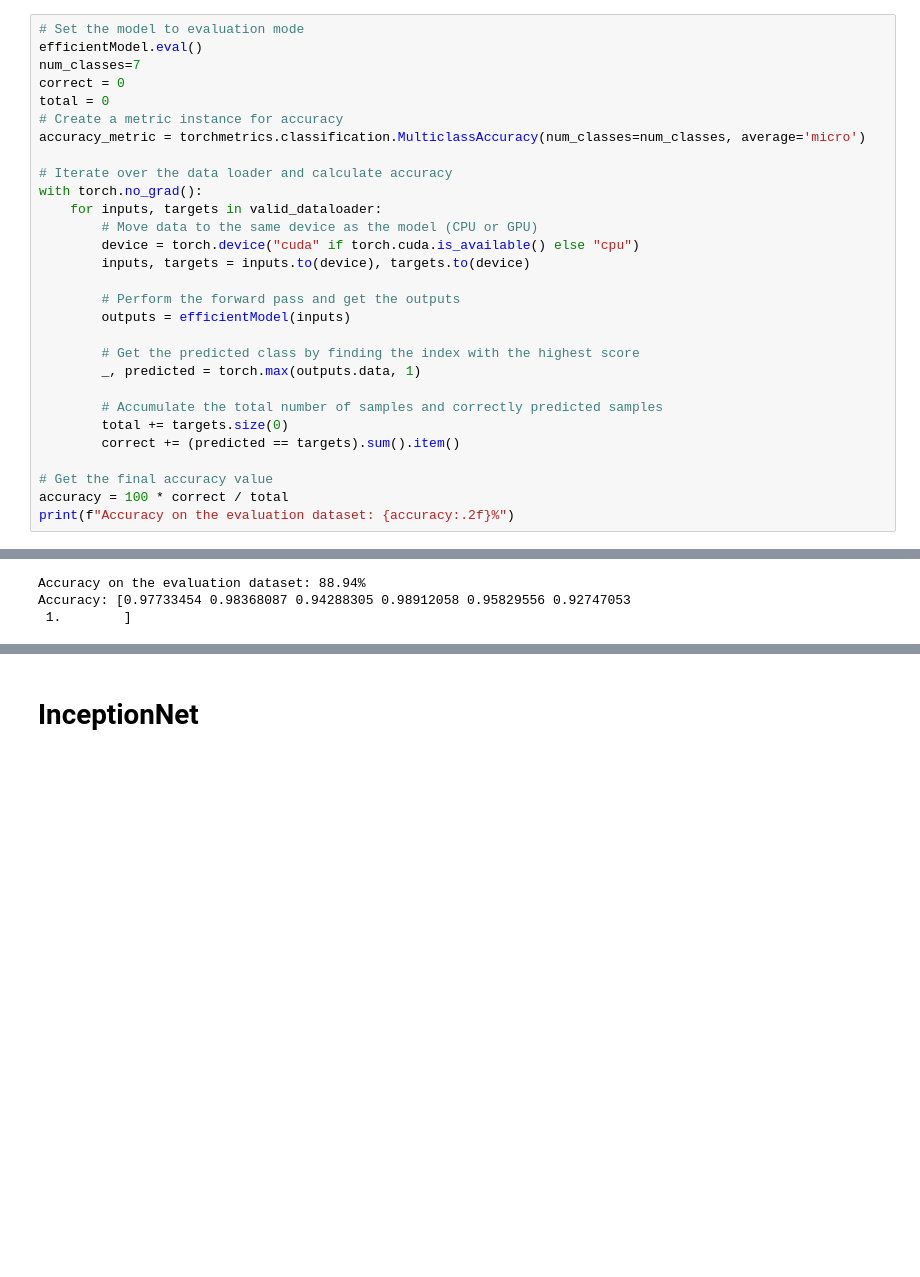
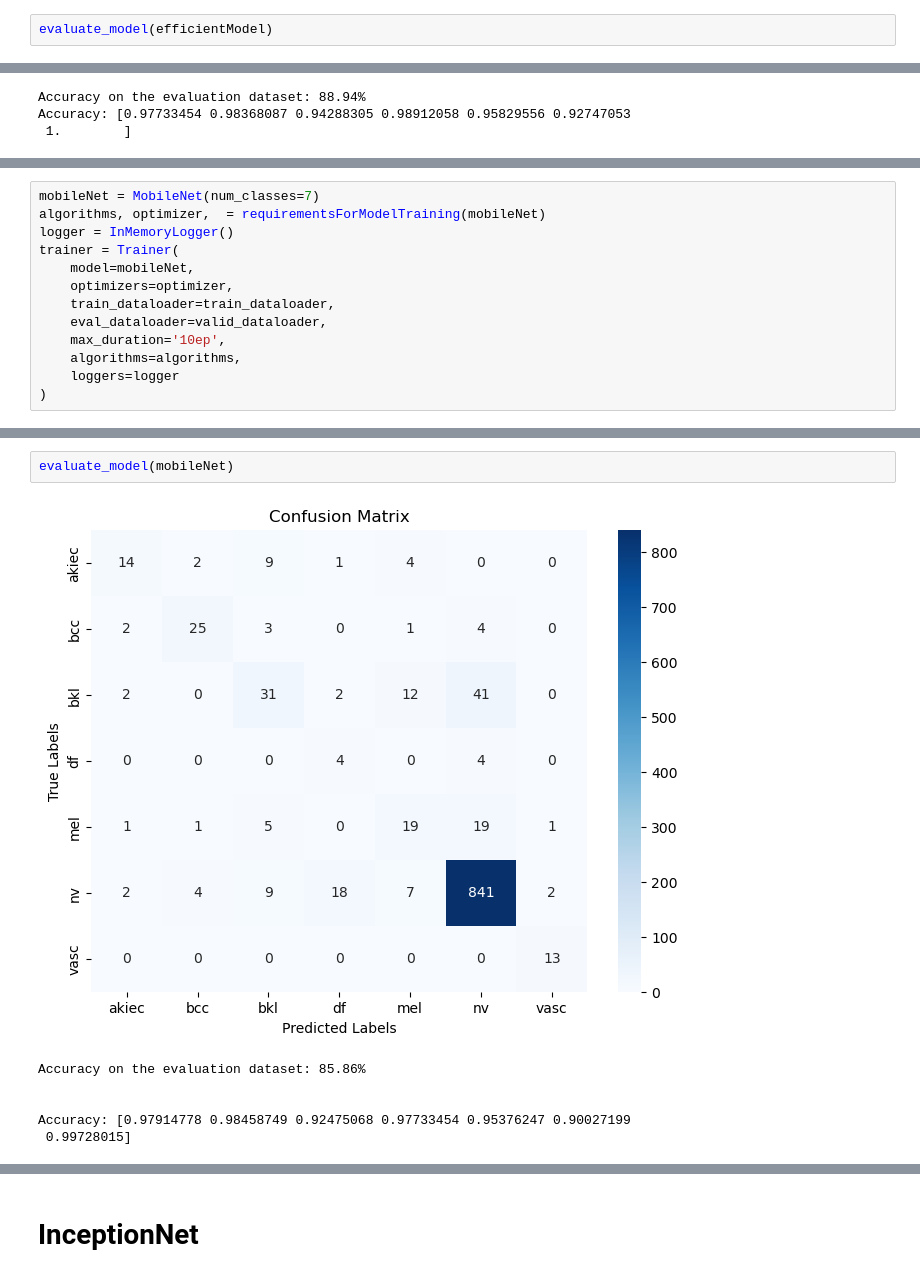
Before and after one commit to satyaram413/mosaic-ml-medical-analysis, a Jupyter notebook: mosaic-ml-melanoma-detection.ipynb, the cells around one changed output, grey strips where cells are left out. Drawn from its saved outputs; the diff is of its cells as text; blank space fills up the shorter version.

Commit message:
MobileNet Model

```diff
--- a/mosaic-ml-melanoma-detection.ipynb
+++ b/mosaic-ml-melanoma-detection.ipynb
@@ -912,34 +843,7 @@ rank_zero_seed: 829998277
 ******************************
 It took 6744.6352 seconds to train
 # %%
-# Set the model to evaluation mode
-efficientModel.eval()
-num_classes=7
-correct = 0
-total = 0
-# Create a metric instance for accuracy
-accuracy_metric = torchmetrics.classification.MulticlassAccuracy(num_classes=num_classes, average='micro')
-
-# Iterate over the data loader and calculate accuracy
-with torch.no_grad():
-    for inputs, targets in valid_dataloader:
-        # Move data to the same device as the model (CPU or GPU)
-        device = torch.device("cuda" if torch.cuda.is_available() else "cpu")
-        inputs, targets = inputs.to(device), targets.to(device)
-
-        # Perform the forward pass and get the outputs
-        outputs = efficientModel(inputs)
-
-        # Get the predicted class by finding the index with the highest score
-        _, predicted = torch.max(outputs.data, 1)
-
-        # Accumulate the total number of samples and correctly predicted samples
-        total += targets.size(0)
-        correct += (predicted == targets).sum().item()
-
-# Get the final accuracy value
-accuracy = 100 * correct / total
-print(f"Accuracy on the evaluation dataset: {accuracy:.2f}%")
+evaluate_model(efficientModel)
 # %% [output]
 Accuracy on the evaluation dataset: 87.76%
 # %% [markdown]
@@ -980,0 +941,13 @@ Accuracy: [0.97733454 0.98368087 0.94288305 0.98912058 0.95829556 0.92747053
+# %%
+mobileNet = MobileNet(num_classes=7)
+algorithms, optimizer,  = requirementsForModelTraining(mobileNet)
+logger = InMemoryLogger()
+trainer = Trainer(
+    model=mobileNet,
+    optimizers=optimizer,
+    train_dataloader=train_dataloader,
+    eval_dataloader=valid_dataloader,
+    max_duration='10ep',
+    algorithms=algorithms,
+    loggers=logger
+)
@@ -980,0 +972,9 @@ Accuracy: [0.97733454 0.98368087 0.94288305 0.98912058 0.95829556 0.92747053
+# %%
+evaluate_model(mobileNet)
+# %% [output]
+[figure, added]
+Accuracy on the evaluation dataset: 85.86%
+
+
+Accuracy: [0.97914778 0.98458749 0.92475068 0.97733454 0.95376247 0.90027199
+ 0.99728015]
```
Also changed, not shown: parts of 16 cells of this notebook.
